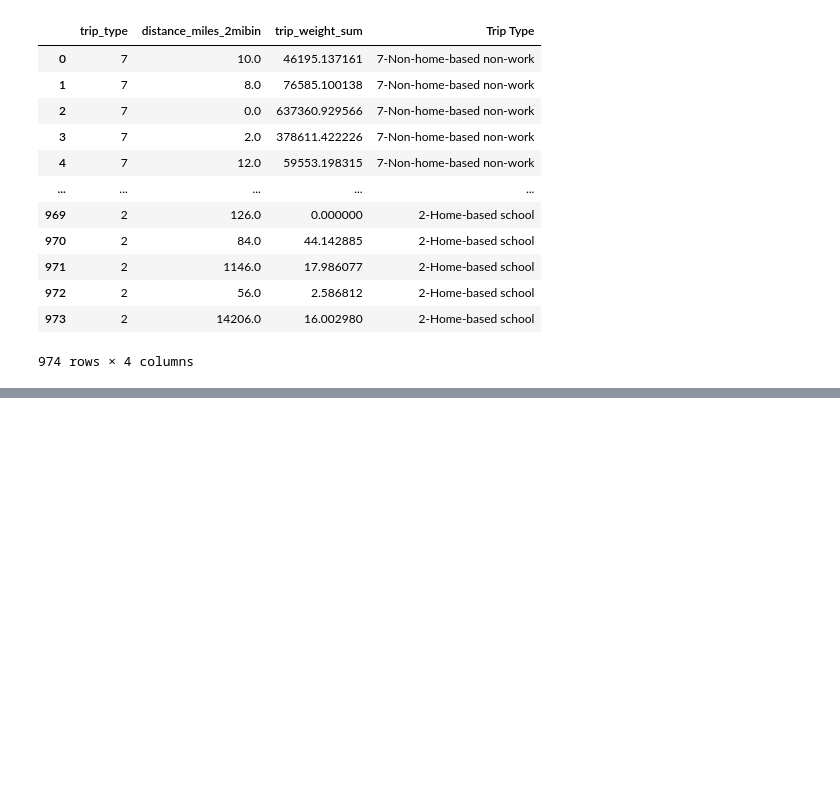
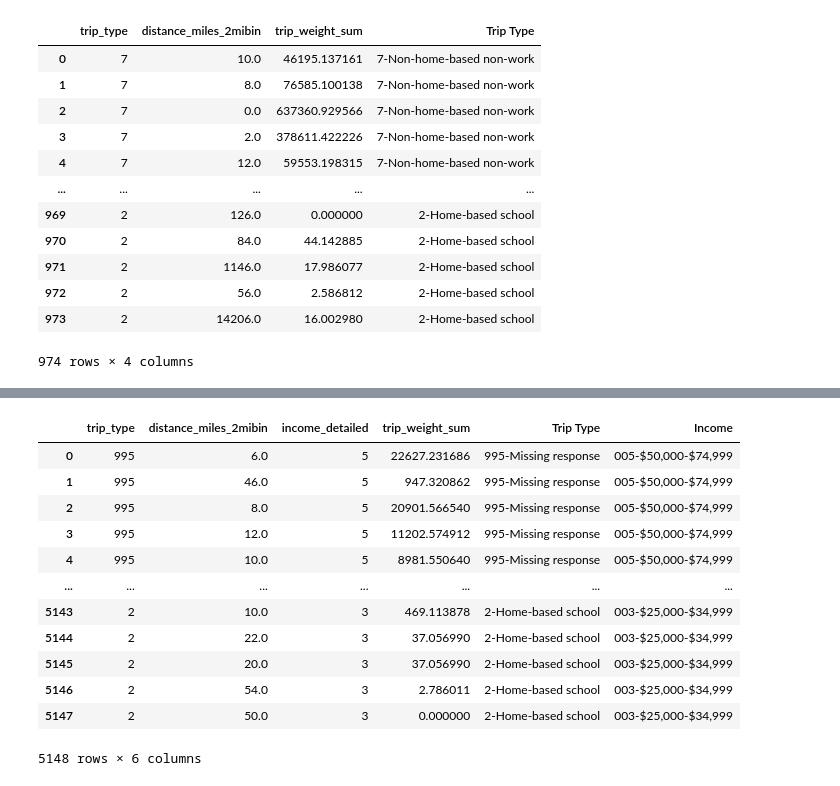
Before and after one commit to WFRCAnalytics/Resources, a Jupyter notebook: BigQuery/HTS/trip_distance_distribution.ipynb, the cells around one changed output, grey strips where cells are left out. Saved outputs shown, nothing was run; the diff lists cells and outputs as text; code cells hidden in the pictures; blank space fills up the shorter version.

Commit message:
Add income bins

```diff
--- a/BigQuery/HTS/trip_distance_distribution.ipynb
+++ b/BigQuery/HTS/trip_distance_distribution.ipynb
@@ -250,0 +344,31 @@ GROUP BY
+# %%
+# Assuming dfValueLabels is your DataFrame loaded with necessary data including 'variable', 'value', 'label', etc.
+
+# Filter to just the income type labels
+dfIncomeLabels = dfValueLabels[dfValueLabels['variable'] == 'income_detailed'].copy()
+
+# Rename columns as needed and ensure 'income_detailed' is cast as int64
+dfIncomeLabels.rename(columns={'value': 'income_detailed'}, inplace=True)
+dfIncomeLabels['income_detailed'] = dfIncomeLabels['income_detailed'].astype('int64')
+
+# Create a new 'Income' column combining the 'income_detailed' and 'label' columns
+dfIncomeLabels['Income'] = dfIncomeLabels['income_detailed'].astype('str') + '-' + dfIncomeLabels['label']
+
+# Drop unnecessary columns
+dfIncomeLabels.drop(columns=['table', 'variable', 'label'], inplace=True)
+
+# Extract unique income bins
+income_bins = dfIncomeLabels['Income'].unique()
+
+# Create a list of tuples with formatted display values, original values, and income_detailed
+options = [(f"{int(bin.split('-')[0]):03}-{bin.split('-', 1)[1]}", bin, int(bin.split('-')[0])) for bin in income_bins]
+
+# Sort the options based on the formatted (display) part, which is the first element of each tuple
+options.sort(key=lambda x: x[0])
+
+# Create a DataFrame with options including 'income_detailed'
+dfIncomeLabels = pd.DataFrame(options, columns=['Income', 'Original', 'income_detailed'])
+
+# Display or return dfIncomeLabels
+dfIncomeLabels = dfIncomeLabels[['income_detailed','Income']]
+dfIncomeLabels
@@ -250,0 +388,19 @@ GROUP BY
+# %%
+# add labels onto data
+dfBinnedTripDistanceAndIncome = pd.merge(dfBinnedTripDistanceAndIncome, dfTripTypeLabels, on='trip_type')
+dfBinnedTripDistanceAndIncome = pd.merge(dfBinnedTripDistanceAndIncome, dfIncomeLabels, on='income_detailed')
+dfBinnedTripDistanceAndIncome
+# %% [output]
+|  | trip_type | distance_miles_2mibin | income_detailed | trip_weight_sum | Trip Type | Income |
+| 0 | 995 | 6.0 | 5 | 22627.231686 | 995-Missing response | 005-$50,000-$74,999 |
+| 1 | 995 | 46.0 | 5 | 947.320862 | 995-Missing response | 005-$50,000-$74,999 |
+| 2 | 995 | 8.0 | 5 | 20901.566540 | 995-Missing response | 005-$50,000-$74,999 |
+| 3 | 995 | 12.0 | 5 | 11202.574912 | 995-Missing response | 005-$50,000-$74,999 |
+| 4 | 995 | 10.0 | 5 | 8981.550640 | 995-Missing response | 005-$50,000-$74,999 |
+| ... | ... | ... | ... | ... | ... | ... |
+| 5143 | 2 | 10.0 | 3 | 469.113878 | 2-Home-based school | 003-$25,000-$34,999 |
+| 5144 | 2 | 22.0 | 3 | 37.056990 | 2-Home-based school | 003-$25,000-$34,999 |
+| 5145 | 2 | 20.0 | 3 | 37.056990 | 2-Home-based school | 003-$25,000-$34,999 |
+| 5146 | 2 | 54.0 | 3 | 2.786011 | 2-Home-based school | 003-$25,000-$34,999 |
+| 5147 | 2 | 50.0 | 3 | 0.000000 | 2-Home-based school | 003-$25,000-$34,999 |
+5148 rows × 6 columns
```
Also changed, not shown: parts of 36 cells of this notebook, 1 other file.
